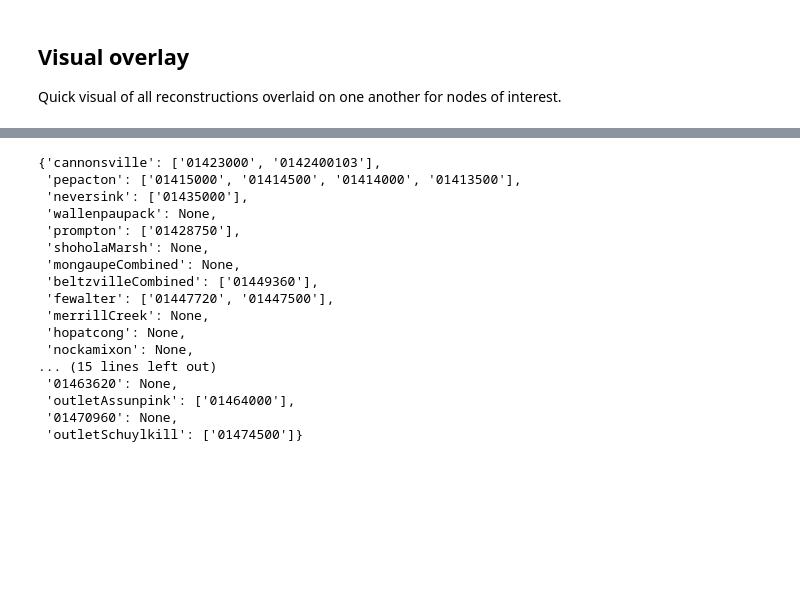
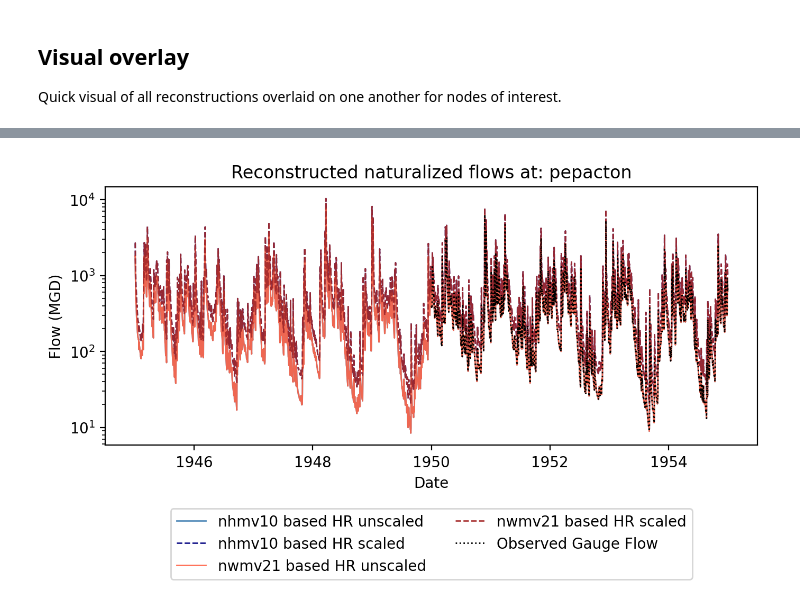
Before and after one commit to Pywr-DRB/DRB-Historic-Reconstruction, a Jupyter notebook: reconstruction_diagnostics.ipynb, the cells around one changed output, grey strips where cells are left out. Drawn from its saved outputs; the diff is of its cells as text; code cells hidden in the pictures; blank space fills up the shorter version.

```diff
--- a/reconstruction_diagnostics.ipynb
+++ b/reconstruction_diagnostics.ipynb
@@ -96,13 +76,8 @@ obs_site_matches
 # %%
 
-t_start= '1962-10-01'
-t_end= '1964-09-29'
-plot_type= 'timeseries' #'timeseries' # Options: fdc, timeseries
-
-plot_node= 'cannonsville' #'01425000' #'01436000' #'delTrenton'
-
-for plot_node, _ in obs_pub_site_matches.items():
-
+def plot_all_reconstructions(Q_r, plot_node,
+                             t_start, t_end,
+                             plot_type='timeseries'):
     fig, ax= plt.subplots(figsize=(7,5), dpi=200)
 
     fdc_quantiles= np.linspace(0.00001,0.99999,200)
@@ -155,5 +130,4 @@ for plot_node, _ in obs_pub_site_matches.items():
     plt.title(f'Reconstructed naturalized flows at: {plot_node}')
     plt.tight_layout()
     plt.savefig(f'./figures/hist_reconst_all_{plot_node}.png', dpi=200)
-
-    plt.clf()
+    return
@@ -174,20 +134,4 @@ for plot_node, _ in obs_pub_site_matches.items():
-# %%
-obs_pub_site_matches
-# %% [output]
-{'cannonsville': ['01423000', '0142400103'],
- 'pepacton': ['01415000', '01414500', '01414000', '01413500'],
- 'neversink': ['01435000'],
- 'wallenpaupack': None,
- 'prompton': ['01428750'],
- 'shoholaMarsh': None,
- 'mongaupeCombined': None,
- 'beltzvilleCombined': ['01449360'],
- 'fewalter': ['01447720', '01447500'],
- 'merrillCreek': None,
- 'hopatcong': None,
- 'nockamixon': None,
-... (15 lines left out)
- '01463620': None,
- 'outletAssunpink': ['01464000'],
- '01470960': None,
- 'outletSchuylkill': ['01474500']}
+# %%
+plot_all_reconstructions(Q_reconst, 'pepacton', t_start='1945-01-01', t_end='1955-01-01')
+# %% [output]
+[figure, added]
```
Also changed, not shown: parts of 5 cells of this notebook, 2 other files.
